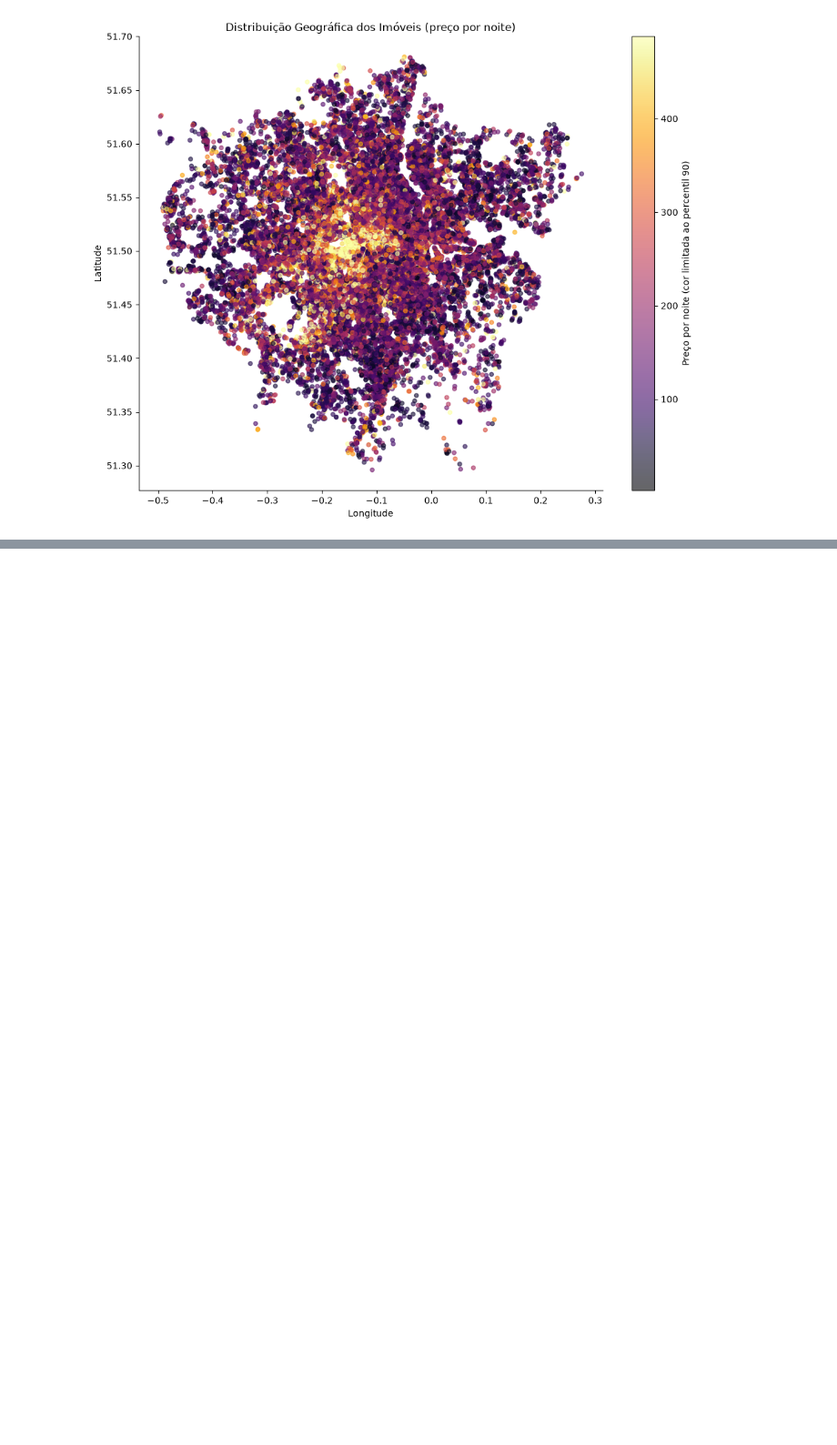
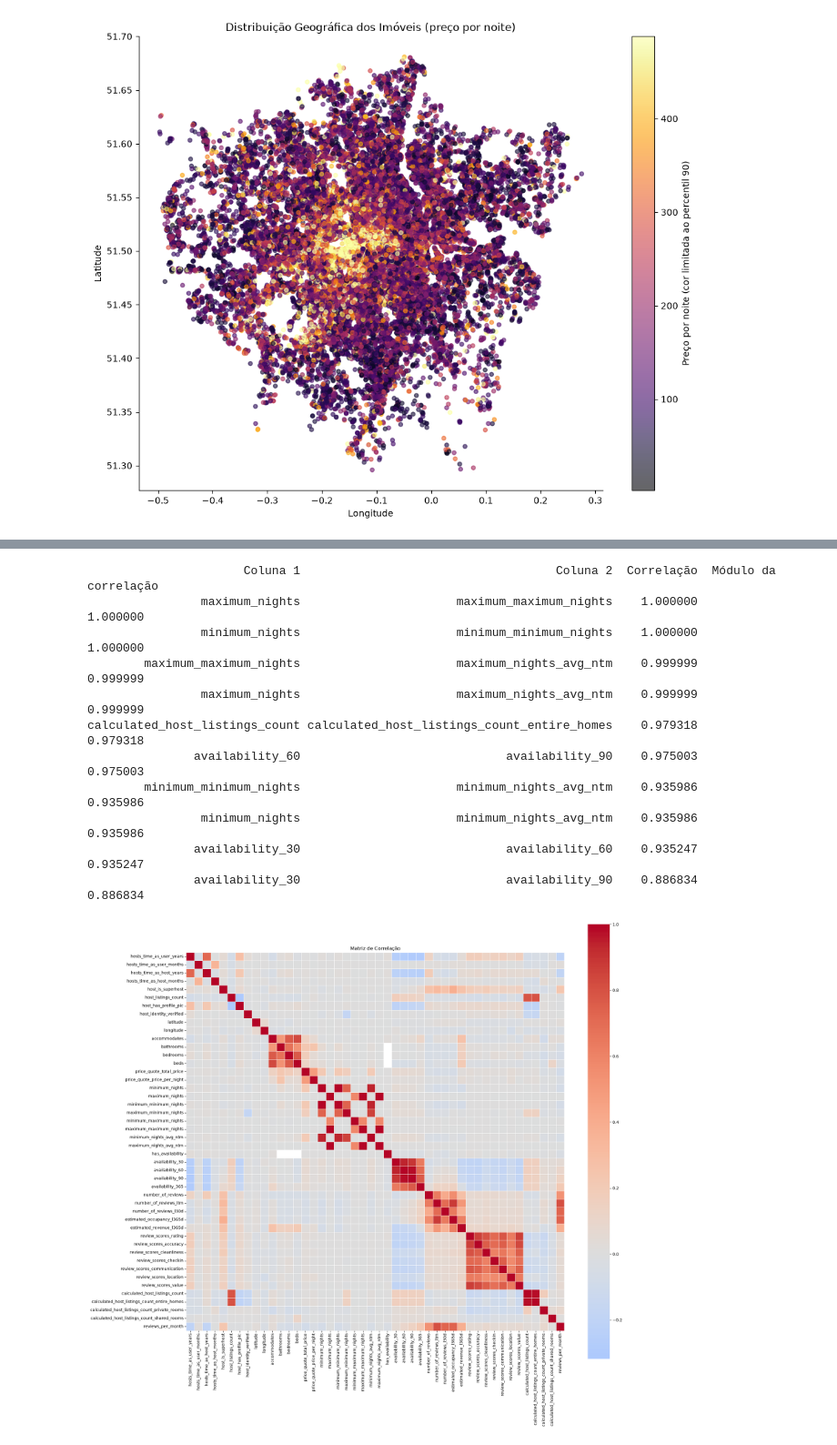
Before and after one commit to batichotti/London-Airbnb-Analysis, a Jupyter notebook: notebook.ipynb, the cells around one changed output, grey strips where cells are left out. Shown at 91% size. Cells and saved outputs as stored; diff of their text form; code cells hidden in the pictures; blank space fills up the shorter version.

```diff
--- a/notebook.ipynb
+++ b/notebook.ipynb
@@ -61,0 +81,45 @@ plt.show()
+# %%
+df_corr = df.copy()
+
+bool_cols = ['host_is_superhost', 'host_has_profile_pic', 'host_identity_verified', 'has_availability']
+for col in bool_cols:
+    if col in df_corr.columns:
+        df_corr[col] = df_corr[col].map({'t': 1, 'f': 0})
+
+df_numeric = df_corr.select_dtypes(include='number')
+
+df_numeric = df_numeric.drop(columns=['id', 'host_id'], errors='ignore')
+
+corr = df_numeric.corr()
+
+corr_pairs = corr.where(
+    np.triu(np.ones(corr.shape), k=1).astype(bool)
+).stack().reset_index()
+
+corr_pairs.columns = ['Coluna 1', 'Coluna 2', 'Correlação']
+corr_pairs['Módulo da correlação'] = corr_pairs['Correlação'].abs()
+
+maiores_correlacoes = corr_pairs.sort_values(
+    'Módulo da correlação', ascending=False
+).head(10)
+
+print(maiores_correlacoes.to_string(index=False))
+
+plt.figure(figsize=(20, 18))
+sns.heatmap(corr, annot=False, cmap='coolwarm', center=0, square=True, linewidths=0.5)
+plt.title('Matriz de Correlação')
+plt.tight_layout()
+plt.show()
+# %% [output]
+                      Coluna 1                                    Coluna 2  Correlação  Módulo da correlação
+                maximum_nights                      maximum_maximum_nights    1.000000              1.000000
+                minimum_nights                      minimum_minimum_nights    1.000000              1.000000
+        maximum_maximum_nights                      maximum_nights_avg_ntm    0.999999              0.999999
+                maximum_nights                      maximum_nights_avg_ntm    0.999999              0.999999
+calculated_host_listings_count calculated_host_listings_count_entire_homes    0.979318              0.979318
+               availability_60                             availability_90    0.975003              0.975003
+        minimum_minimum_nights                      minimum_nights_avg_ntm    0.935986              0.935986
+                minimum_nights                      minimum_nights_avg_ntm    0.935986              0.935986
+               availability_30                             availability_60    0.935247              0.935247
+               availability_30                             availability_90    0.886834              0.886834
+[figure, added]
```
Also changed, not shown: parts of 5 cells of this notebook.
